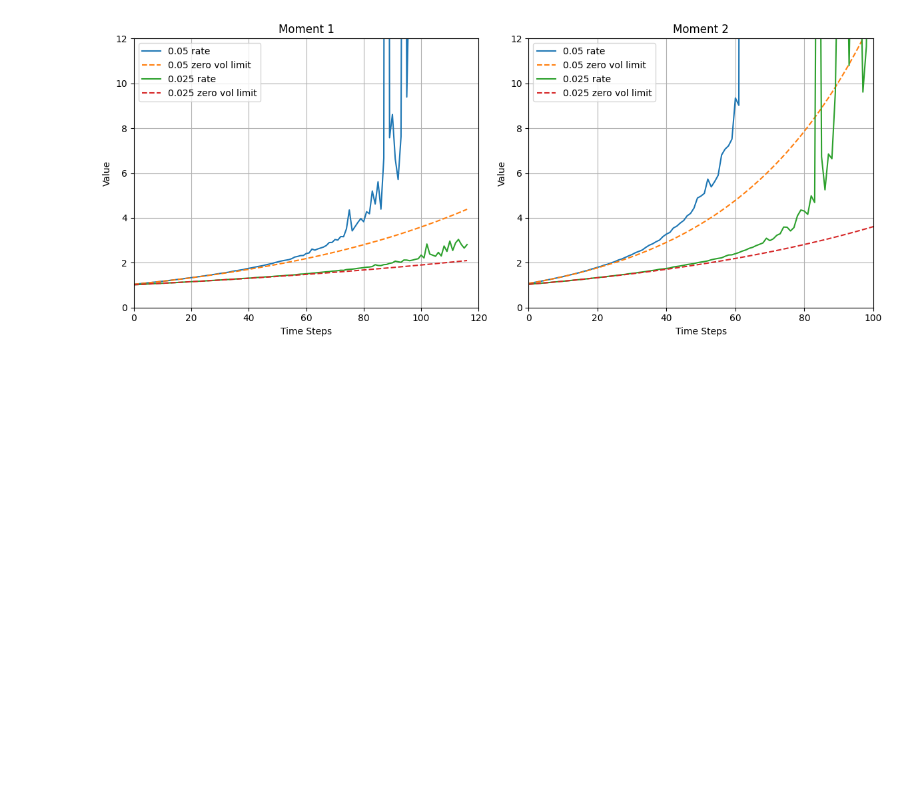
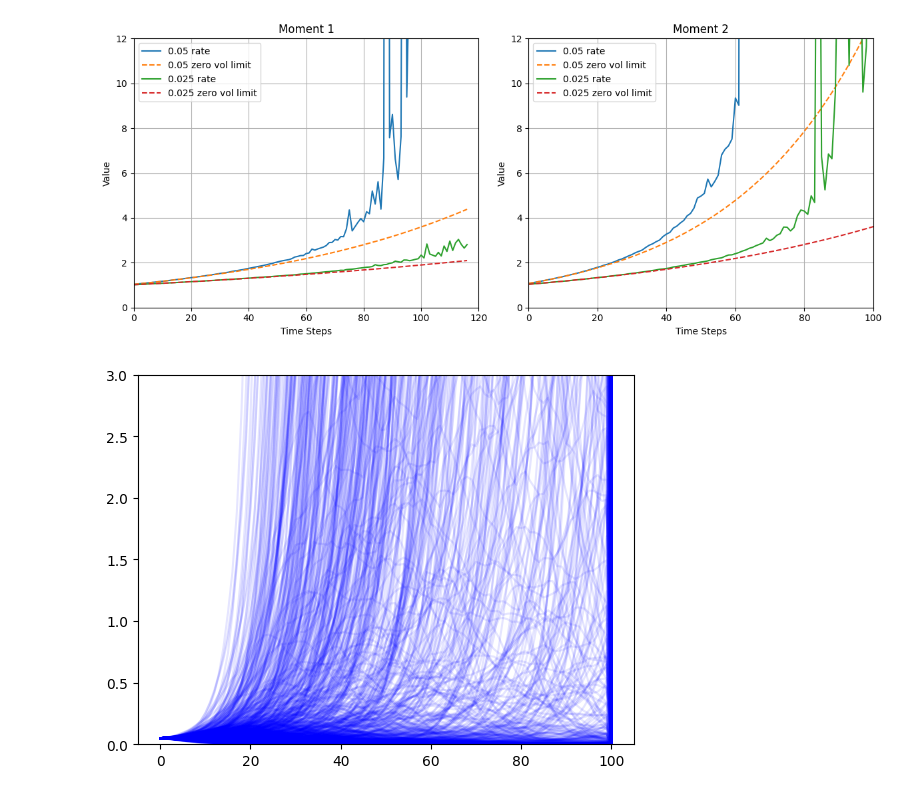
Before and after one commit to normandoret/MTX, a Jupyter notebook: bdt_discrete.ipynb, the cells around one changed output. Saved outputs shown, nothing was run; the diff lists cells and outputs as text; code cells hidden in the pictures; blank space fills up the shorter version.

```diff
--- a/bdt_discrete.ipynb
+++ b/bdt_discrete.ipynb
@@ -445,24 +445,25 @@ plt.show()
 [figure]
 # %%
 class BlackDermanToy:
-    def __init__(self, r0, u, d, p, n_steps, delta):
+    def __init__(self, sigma, r0, n_steps, delta):
         """
         Initialize the Black-Derman-Toy model.
 
         Parameters:
         - r0: Initial short rate.
-        - u: Up factor.
-        - d: Down factor.
-        - p: Probability of an up move.
         - n_steps: Number of steps in the simulation.
         - delta: Time step size.
         """
         self.r0 = r0
-        self.u = u
-        self.d = d
-        self.p = p
         self.n_steps = n_steps
         self.delta = delta
+        self.sigma = sigma
+
+        # Initialize the Brownian motion paths
+        brownian_motion_paths = np.zeros((self.n_steps))
+        for t in range(1, self.n_steps):
+            random_increments = np.random.normal(0, np.sqrt(self.delta))
+            brownian_motion_paths[t] = brownian_motion_paths[t-1] + random_increments
 
     def simulate(self):
         """
@@ -471,15 +472,32 @@ class BlackDermanToy:
         Returns:
         - A numpy array representing the short rate path.
         """
+        brownian_motion_paths = np.zeros(self.n_steps)
+        for t in range(1, self.n_steps):
+            random_increments = np.random.normal(0, np.sqrt(self.delta))
+            brownian_motion_paths[t] = brownian_motion_paths[t-1] + random_increments
+
         short_rate_path = np.zeros(self.n_steps + 1)
         short_rate_path[0] = self.r0
 
-        for i in range(1, self.n_steps + 1):
-            if np.random.rand() < self.p:
-                short_rate_path[i] = short_rate_path[i - 1] * self.u
-            else:
-                short_rate_path[i] = short_rate_path[i - 1] * self.d
+        for i in range(1, self.n_steps):
+            short_rate_path[i] = short_rate_path[i - 1] * np.exp(self.sigma*brownian_motion_paths[i] - 0.5 * self.sigma**2 * self.delta)
 
         return short_rate_path
+# %%
+# Example usage
+r0 = 0.05  # Initial short rate
+n_steps = 100  # Number of time steps
+delta_t = 0.25  # Time step size
+n_simulations = 1000  # Number of Monte Carlo simulations
+
+model = BlackDermanToy(r0, 0.05, n_steps, delta_t)
+
+plt.ylim(0, 3)
+for i in range(n_simulations):
+    short_rate_curve = model.simulate()
+    plt.plot(short_rate_curve, color='blue', alpha=0.1)
+# %% [output]
+[figure, added]
 # %%
 # Example usage
```
Also changed, not shown: parts of 2 cells of this notebook.
